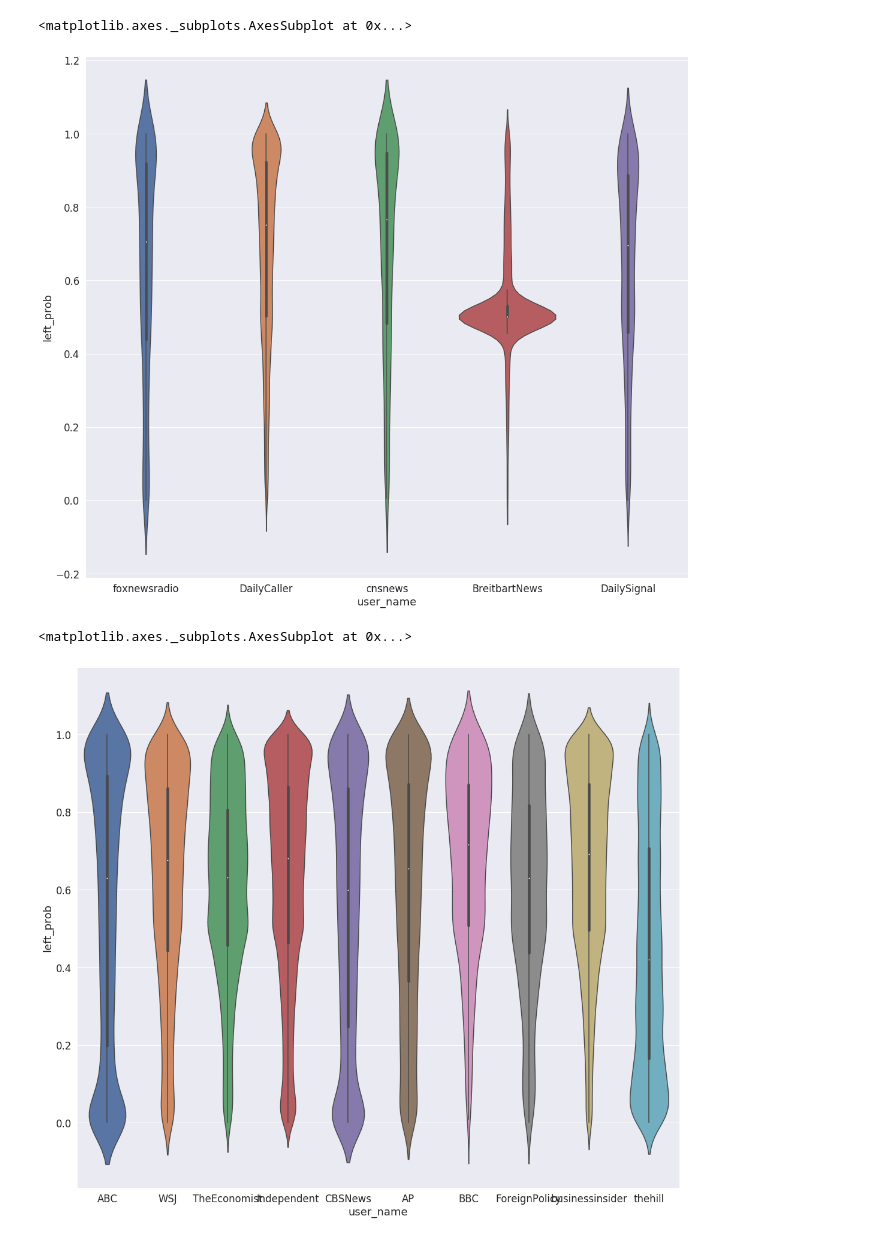
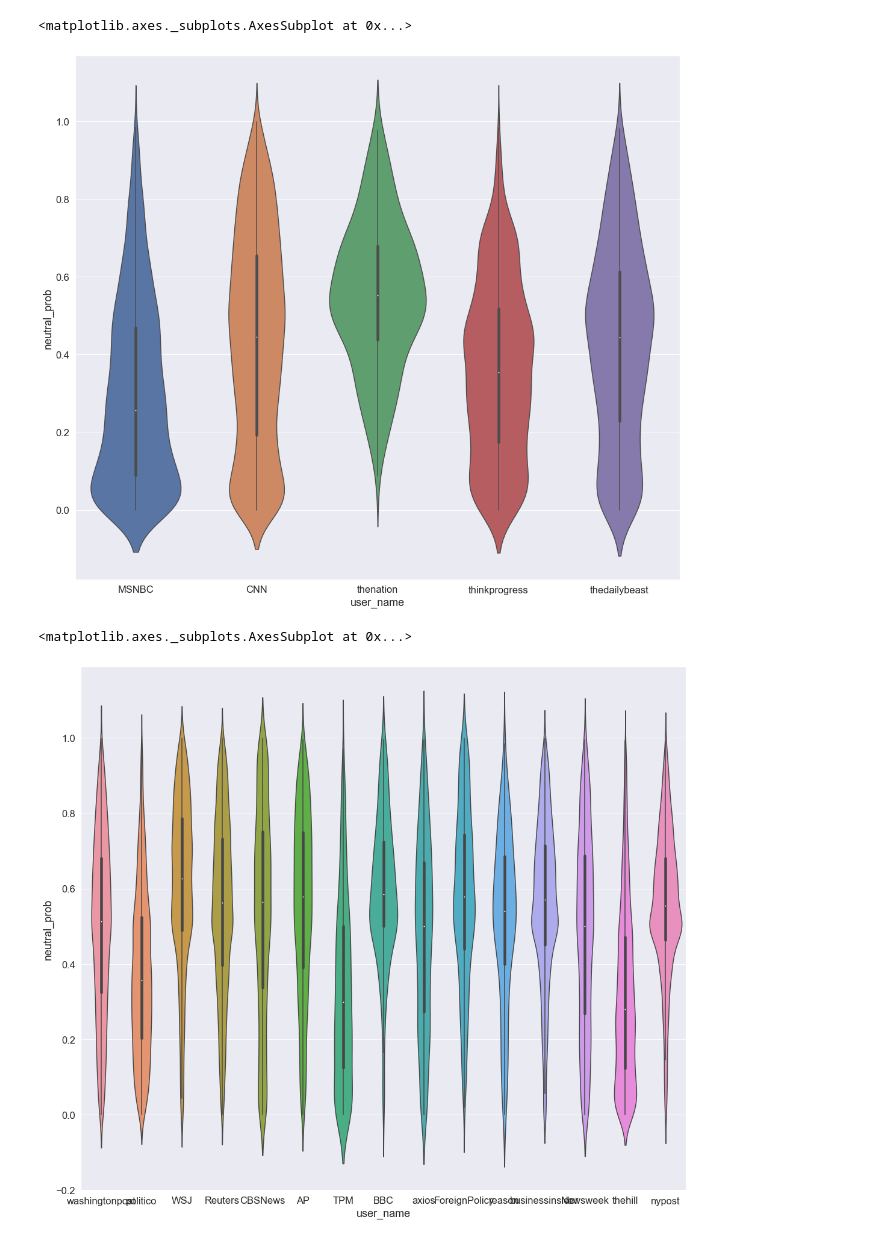
Before and after one commit to zchao3LA/MediaSentiment, a Jupyter notebook: code/LeftRightMedia.ipynb, the cells around one changed output. Saved outputs shown, nothing was run; the diff lists cells and outputs as text; code cells hidden in the pictures.

```diff
--- a/code/LeftRightMedia.ipynb
+++ b/code/LeftRightMedia.ipynb
@@ -65,0 +66,19 @@ tweets_df = tweets_df.loc[tweets_df['user_name'].isin(all_users)]
+# %%
+# Random take 5 left_media and 5 right_media as training set.
+import random
+k = 5
+# random.shuffle(left_media)
+# train_left_media = left_media[:k]
+# test_left_media = left_media[k:]
+# random.shuffle(right_media)
+# train_right_media = right_media[:k]
+# test_right_media = right_media[k:]
+
+random.shuffle(left_media)
+train_extreme_media = extreme_media[:k]
+test_extreme_media = extreme_media[k:]
+random.shuffle(neutral_media)
+train_neutral_media = neutral_media[:k]
+test_neutral_media = neutral_media[k:]
+
+print(train_extreme_media, train_neutral_media)
@@ -66,5 +87,4 @@ tweets_df = tweets_df.loc[tweets_df['user_name'].isin(all_users)]
 # %%
 import preprocessor as p
 tweets_df['clean_tweet']  = tweets_df['clean_tweet'].apply(p.clean)
-bag_of_words, vectorizer = get_bag_of_words(tweets_df['clean_tweet'],ngram_range=(1,3), min_df=0.001)
-print(bag_of_words.shape)
+bag_of_words, vectorizer = get_bag_of_words(tweets_df['clean_tweet'],ngram_range=(1,3), min_df=0.0005)
@@ -76,8 +98,10 @@ from sklearn.naive_bayes import MultinomialNB, ComplementNB
 from sklearn import metrics
 def get_binary_NB_model(bag_of_words, df):
     # Training data:
-    class1_words = bag_of_words[df['user_name'].isin(right_train_users),:]
-    class2_words = bag_of_words[df['user_name'].isin(left_train_users),:]
+#     class1_words = bag_of_words[df['user_name'].isin(train_left_media),:]
+#     class2_words = bag_of_words[df['user_name'].isin(train_right_media),:]
+    class1_words = bag_of_words[df['user_name'].isin(train_neutral_media),:]
+    class2_words = bag_of_words[df['user_name'].isin(train_extreme_media),:]
     train_tweets = np.concatenate((class1_words,class2_words))
     labels = np.concatenate((np.zeros(class1_words.shape[0]),np.ones(class2_words.shape[0])))
     nb = ComplementNB()
@@ -99,7 +123,7 @@ Training Accuracy: 0.7477208304604306
 # tweets_df['nb_tweet_pred'] = np.NaN
 # tweets_df.loc[tweets_df['user_name'].isin(test_users),['nb_tweet_pred']] = predictions
 predict_probs = nb_model.predict_proba(bag_of_words)
-tweets_df['left_prob'] = predict_probs[:,0]
-tweets_df['right_prob'] = predict_probs[:,1]
+tweets_df['neutral_prob'] = predict_probs[:,0]
+tweets_df['extreme_prob'] = predict_probs[:,1]
 tweets_df['nb_tweet_pred'] = nb_model.predict(bag_of_words)
 # %%
@@ -112,15 +136,15 @@ sns.violinplot(x='user_name', y='left_prob', data=tweets_df.loc[tweets_df['user_
 # %%
-# Make scatter plots for train_right:
+# Make scatter plots for train_extreme_media:
 plt.figure(figsize=(18, 16))
-sns.violinplot(x='user_name', y='left_prob', data=tweets_df.loc[tweets_df['user_name'].isin(right_train_users)])
+sns.violinplot(x='user_name', y='neutral_prob', data=tweets_df.loc[tweets_df['user_name'].isin(train_extreme_media)])
 # %% [output]
 <matplotlib.axes._subplots.AxesSubplot at 0x...>
-[figure, old version]
+[figure, new version]
 # %%
 # Make scatter plots for test_neutral:
 plt.figure(figsize=(18, 16))
-sns.violinplot(x='user_name', y='left_prob', data=tweets_df.loc[tweets_df['user_name'].isin(neutral_test_users)])
+sns.violinplot(x='user_name', y='neutral_prob', data=tweets_df.loc[tweets_df['user_name'].isin(test_neutral_media)])
 # %% [output]
 <matplotlib.axes._subplots.AxesSubplot at 0x...>
-[figure, old version]
+[figure, new version]
 # %%
```
Also changed, not shown: parts of 13 cells of this notebook, 3 other files.
